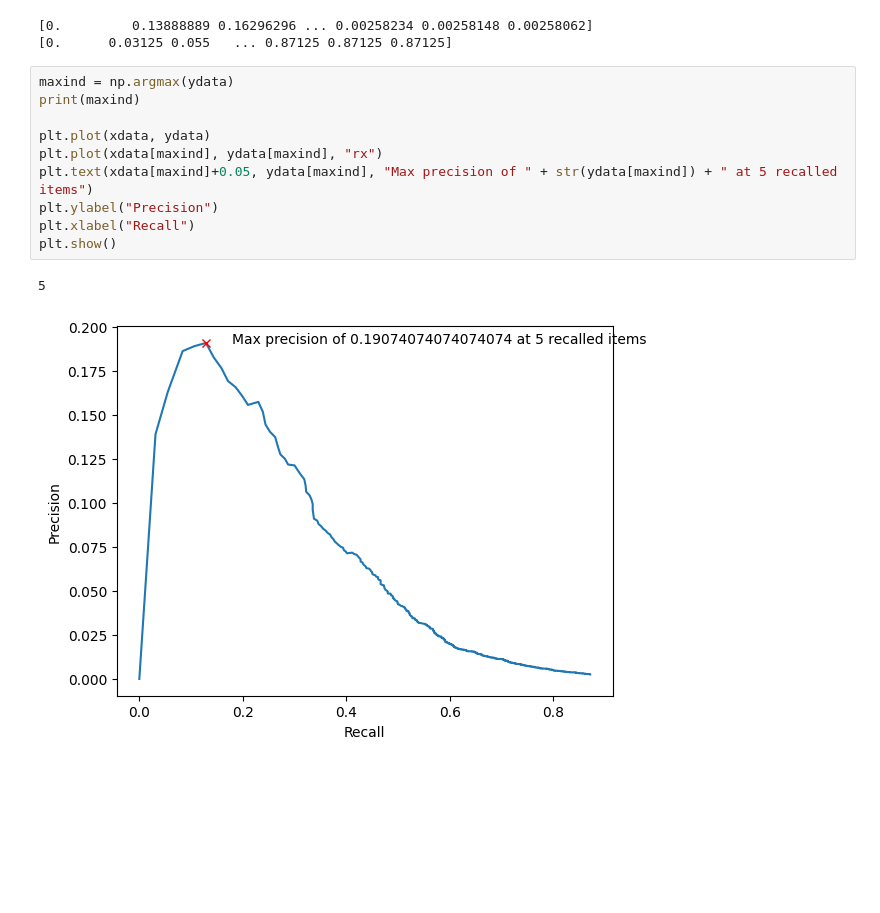
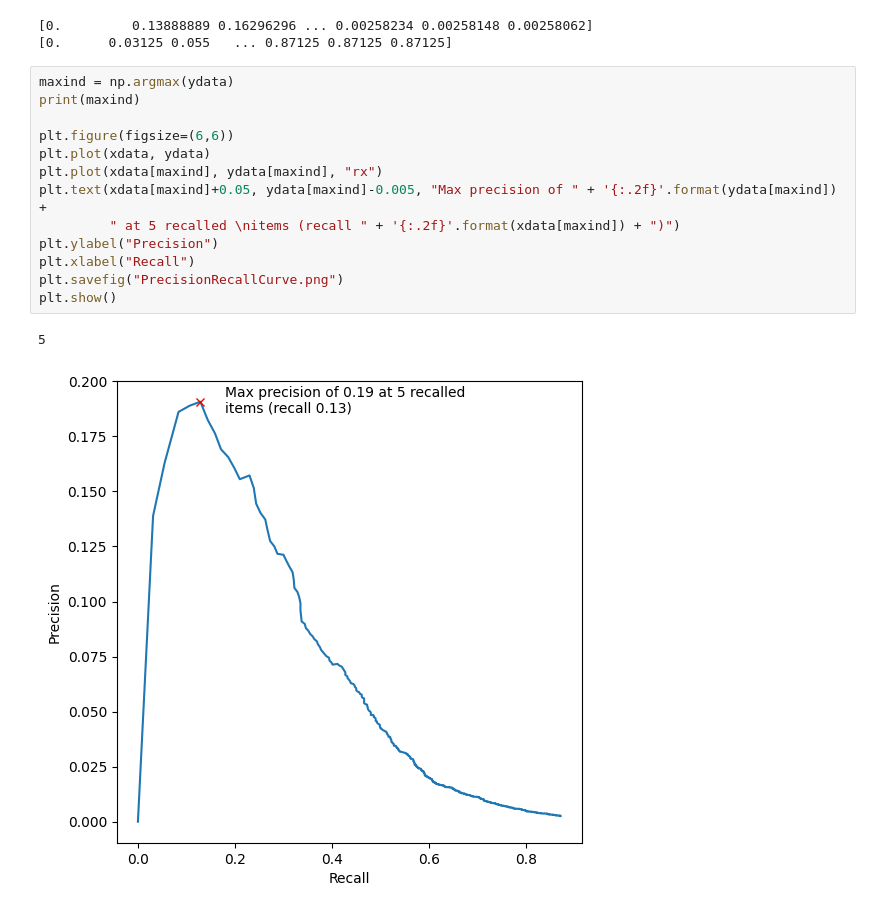
Before and after one commit to tnowak1502/informationretrievalproject, a Jupyter notebook: Precision-Recall-Curve.ipynb, the cells around one changed output. Cells and saved outputs as stored; diff of their text form; blank space fills up the shorter version.

```diff
--- a/Precision-Recall-Curve.ipynb
+++ b/Precision-Recall-Curve.ipynb
@@ -24,13 +24,16 @@ print(xdata)
 # %%
 maxind = np.argmax(ydata)
 print(maxind)
 
+plt.figure(figsize=(6,6))
 plt.plot(xdata, ydata)
 plt.plot(xdata[maxind], ydata[maxind], "rx")
-plt.text(xdata[maxind]+0.05, ydata[maxind], "Max precision of " + str(ydata[maxind]) + " at 5 recalled items")
+plt.text(xdata[maxind]+0.05, ydata[maxind]-0.005, "Max precision of " + '{:.2f}'.format(ydata[maxind]) +
+         " at 5 recalled \nitems (recall " + '{:.2f}'.format(xdata[maxind]) + ")")
 plt.ylabel("Precision")
 plt.xlabel("Recall")
+plt.savefig("PrecisionRecallCurve.png")
 plt.show()
 # %% [output]
 5
-[figure, old version]
+[figure, new version]
```
Also changed, not shown: 3 other files.
